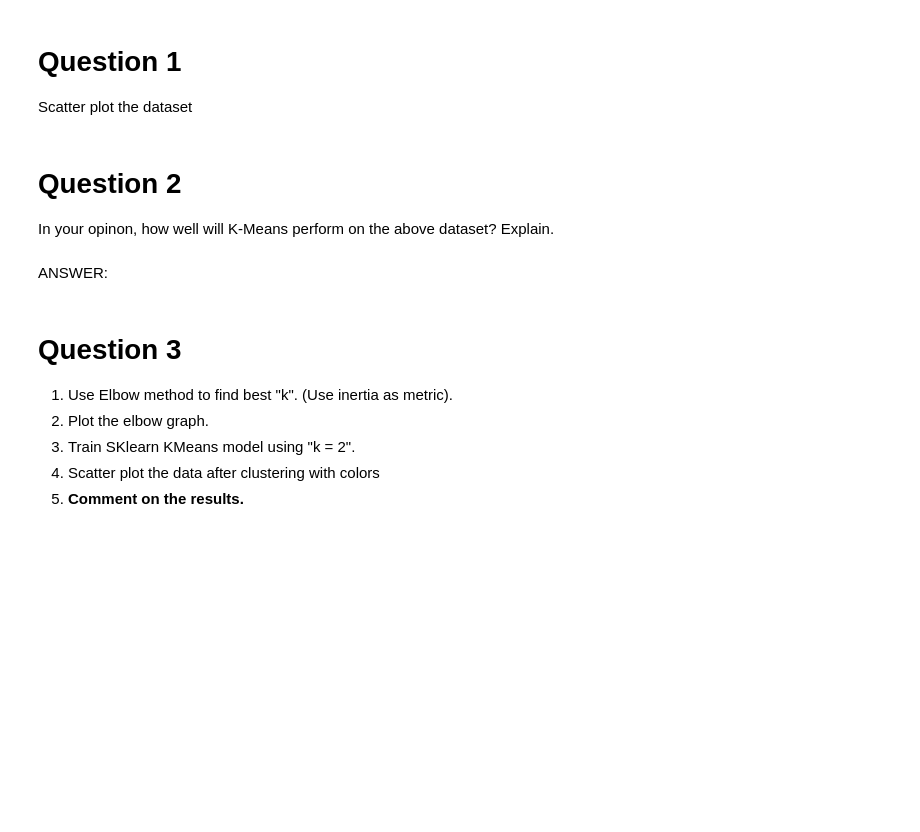
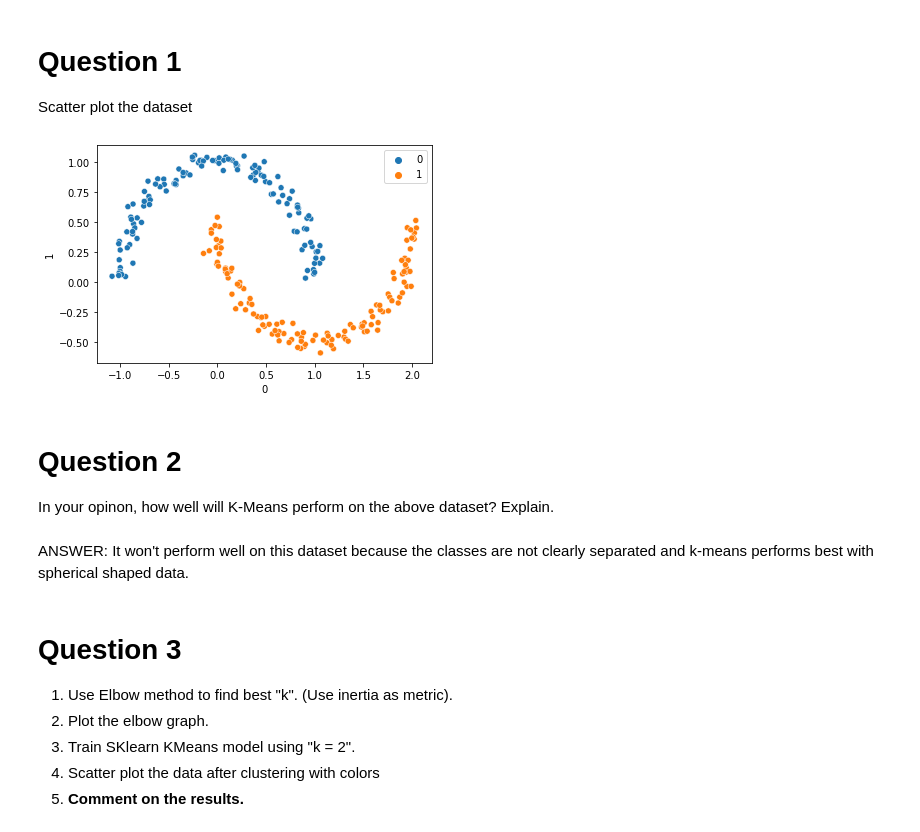
Before and after one commit to EHVB/AI-In-Medicine, a Jupyter notebook: Assignment5/Ehab Kamal - A5_K-means.ipynb, the cells around one changed output. Cells and saved outputs as stored; diff of their text form; code cells hidden in the pictures; blank space fills up the shorter version.

```diff
--- a/Assignment5/Ehab Kamal - A5_K-means.ipynb
+++ b/Assignment5/Ehab Kamal - A5_K-means.ipynb
@@ -28,6 +31,8 @@ import matplotlib.pyplot as plt
 %matplotlib inline
 # %%
 X, y = make_moons(n_samples=250, noise=0.05, random_state=42)
+# %%
+X = pd.DataFrame(X)
 # %% [markdown]
 # Question 0
 Set random seed to 47
@@ -34,11 +41,15 @@ Set random seed to 47
 # %% [markdown]
 # Question 1
 Scatter plot the dataset
+# %%
+sns.scatterplot(x= X[0],y= X[1],hue=y);
+# %% [output]
+[figure, added]
 # %% [markdown]
 # Question 2
 In your opinon, how well will K-Means perform on the above dataset? Explain.
 # %% [markdown]
-ANSWER:
+ANSWER: It won't perform well on this dataset because the classes are not clearly separated and k-means performs best with spherical shaped data.
 # %% [markdown]
 # Question 3
 1. Use Elbow method to find best "k". (Use inertia as metric).
```
Also changed, not shown: parts of 29 cells of this notebook, 1 other file.
